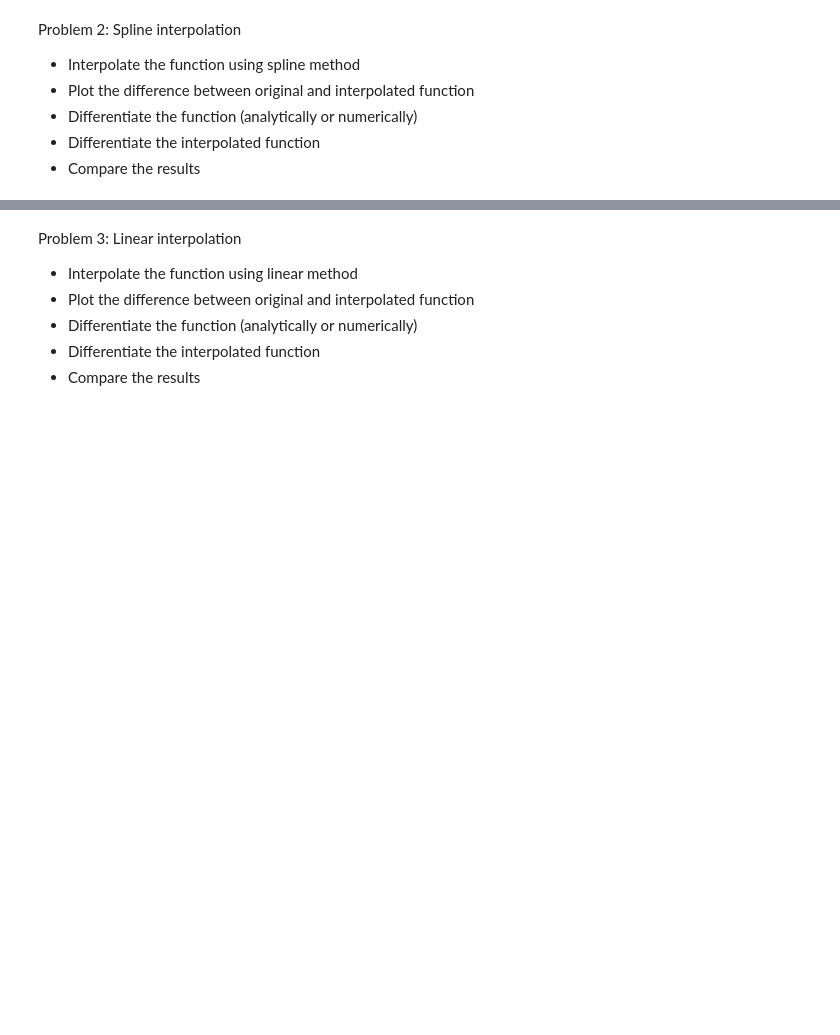
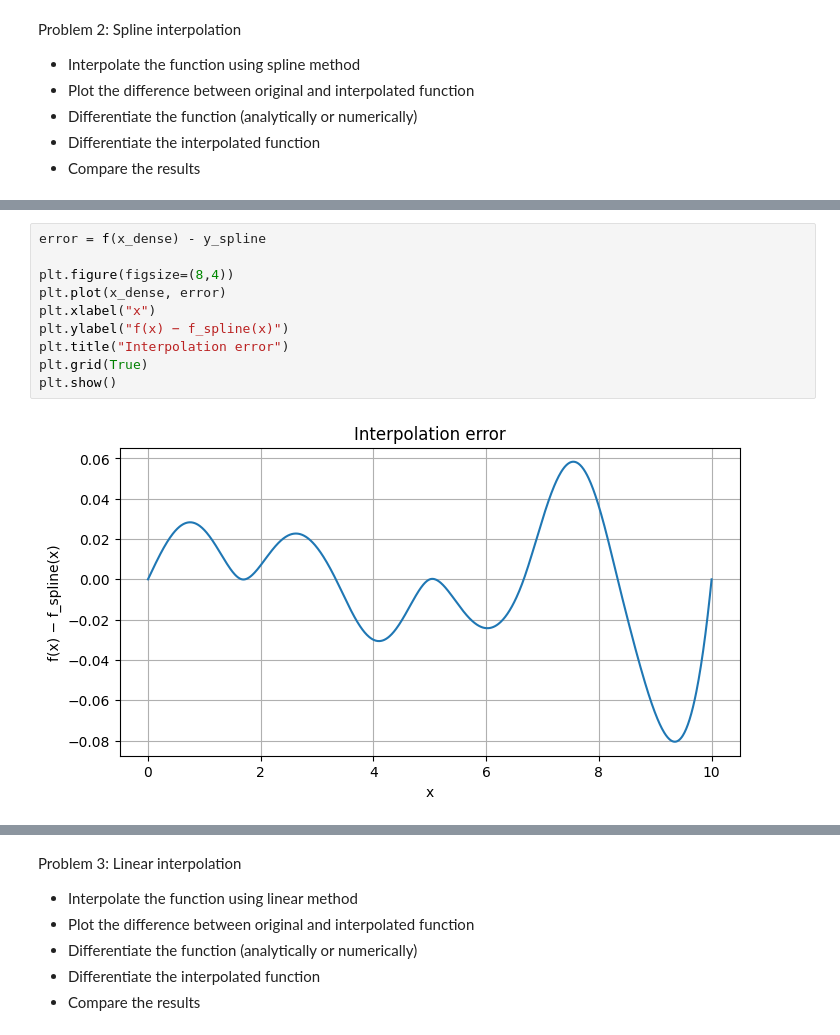
Before and after one commit to mushrafi88/MSE_510, a Jupyter notebook: Module 1/Homework_2.ipynb, the cells around one changed output, grey strips where cells are left out. Saved outputs shown, nothing was run; the diff lists cells and outputs as text; blank space fills up the shorter version.

```diff
--- a/Module 1/Homework_2.ipynb
+++ b/Module 1/Homework_2.ipynb
@@ -22,0 +68,12 @@ Problem 2: Spline interpolation
+# %%
+error = f(x_dense) - y_spline
+
+plt.figure(figsize=(8,4))
+plt.plot(x_dense, error)
+plt.xlabel("x")
+plt.ylabel("f(x) − f_spline(x)")
+plt.title("Interpolation error")
+plt.grid(True)
+plt.show()
+# %% [output]
+[figure, added]
```
Also changed, not shown: parts of 23 cells of this notebook.
